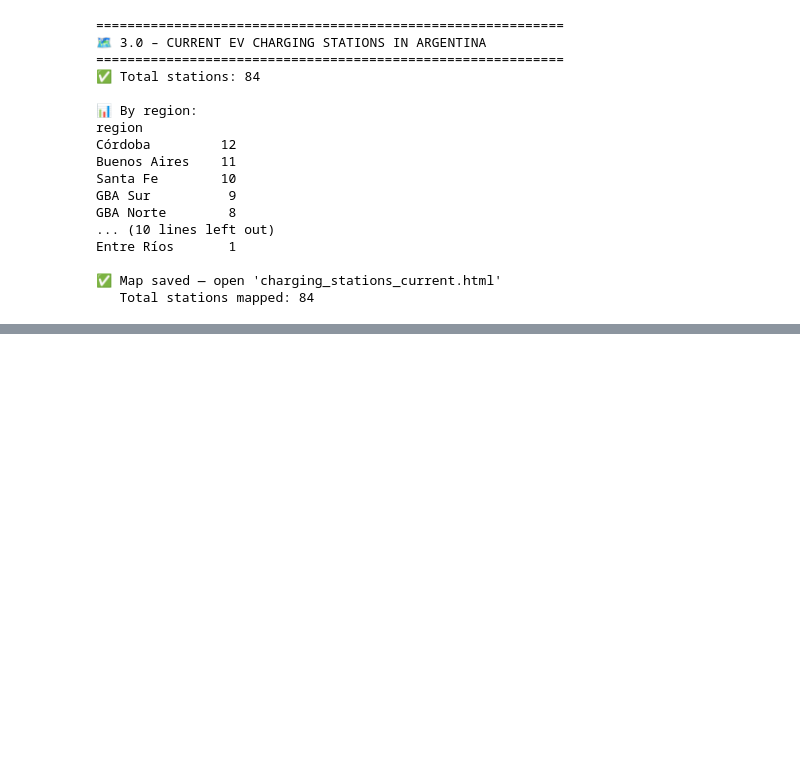
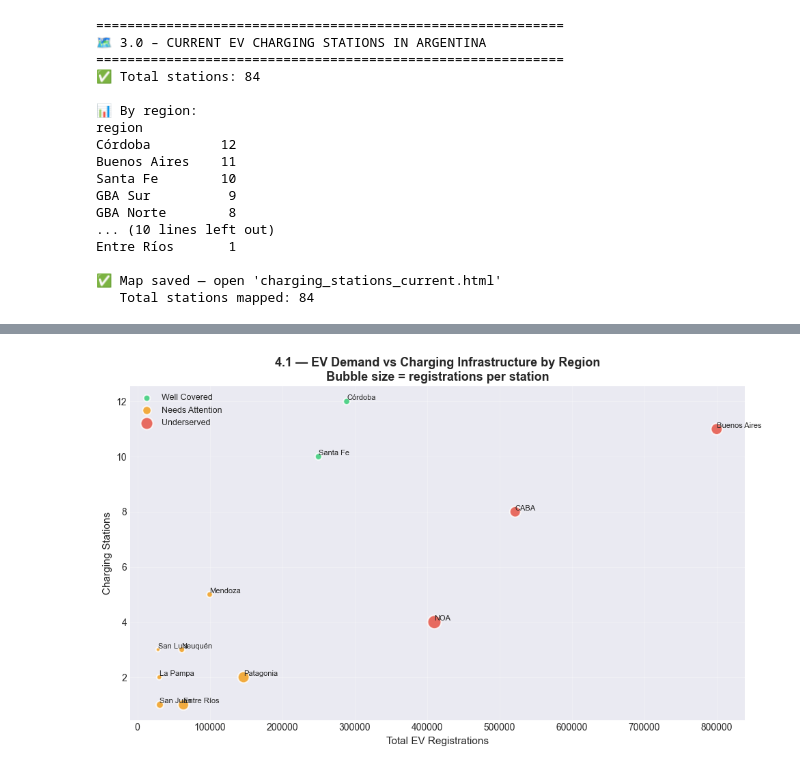
Before and after one commit to dieeacosta/ev-market-argentina-2030, a Jupyter notebook: ev-market-argentina-2030.ipynb, the cells around one changed output, grey strips where cells are left out. Cells and saved outputs as stored; diff of their text form; code cells hidden in the pictures; blank space fills up the shorter version.

Commit message:
Add ML clustering analysis and 2030 station forecast

```diff
--- a/ev-market-argentina-2030.ipynb
+++ b/ev-market-argentina-2030.ipynb
@@ -1323,0 +1398,19 @@ print("✅ Shapefile downloaded")
+# %%
+stations = pd.DataFrame(stations_data, columns=["name", "lat", "lon", "region"])
+# %%
+# Registrations per region
+registrations_by_region = df_cars['region'].value_counts().reset_index()
+registrations_by_region.columns = ['region', 'registrations']
+
+# Stations per region
+stations_by_region = stations['region'].value_counts().reset_index()
+stations_by_region.columns = ['region', 'stations']
+
+# Merge both
+coverage = registrations_by_region.merge(stations_by_region, on='region', how='left')
+coverage['stations'] = coverage['stations'].fillna(0).astype(int)
+
+# Calculate registrations per station (demand pressure)
+coverage['registrations_per_station'] = (coverage['registrations'] / coverage['stations'].replace(0, 1)).astype(int)
+
+print(coverage.sort_values('registrations_per_station', ascending=False))
@@ -1323,0 +1488,24 @@ print("✅ Shapefile downloaded")
+# %%
+fig, ax = plt.subplots(figsize=(10, 6))
+
+for cluster_id, group in coverage.groupby('cluster'):
+    ax.scatter(group['registrations'], group['stations'],
+               s=group['registrations_per_station'] / 500,
+               color=cluster_colors[cluster_id],
+               label=cluster_labels[cluster_id],
+               alpha=0.8, edgecolors='white', linewidth=1.5)
+    for _, row in group.iterrows():
+        ax.annotate(row['region'], (row['registrations'], row['stations']),
+                    fontsize=8, ha='left', va='bottom')
+
+ax.set_xlabel('Total EV Registrations', fontsize=11)
+ax.set_ylabel('Charging Stations', fontsize=11)
+ax.set_title('4.1 — EV Demand vs Charging Infrastructure by Region\nBubble size = registrations per station',
+             fontsize=13, fontweight='bold')
+ax.legend(fontsize=9)
+ax.grid(True, alpha=0.3)
+plt.tight_layout()
+plt.savefig('cluster_coverage.png', dpi=150, bbox_inches='tight')
+plt.show()
+# %% [output]
+[figure, added]
```
Also changed, not shown: parts of 12 cells of this notebook, 3 other files.
